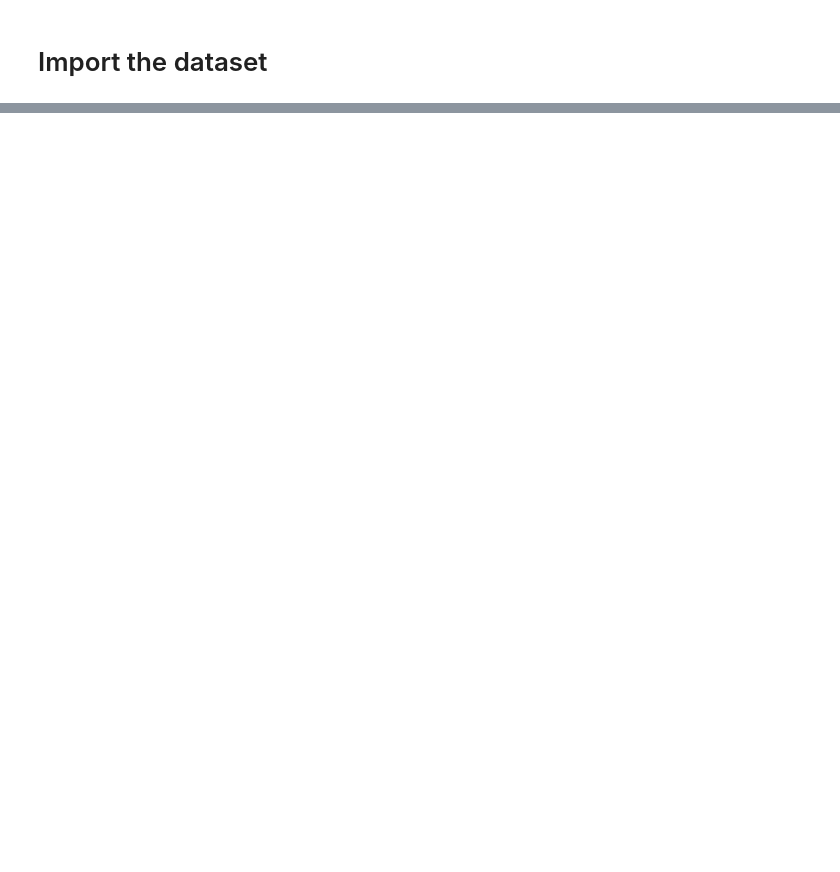
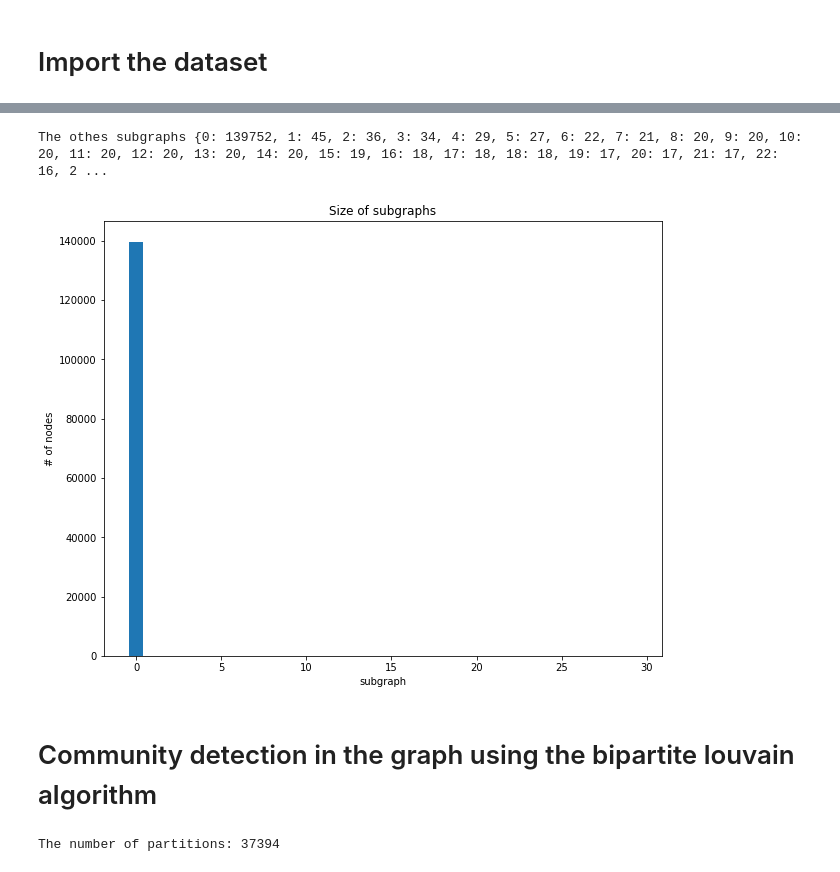
Before and after one commit to Manste/LINMA2472, a Jupyter notebook: project4/project4.ipynb, the cells around one changed output, grey strips where cells are left out. Saved outputs shown, nothing was run; the diff lists cells and outputs as text; code cells hidden in the pictures; blank space fills up the shorter version.

```diff
--- a/project4/project4.ipynb
+++ b/project4/project4.ipynb
@@ -149,13 +50,0 @@ Average degree:   2.1258
-# %%
-#get nodes
-users_nodes = {n for n, d in M.nodes(data=True) if d["bipartite"] == 0}
-projects_nodes = set(M) - users_nodes
-# get users and projects graph by projection
-M_users = bipartite.projected_graph(M, users_nodes)
-M_projects = bipartite.projected_graph(M, projects_nodes)
-
-#add name attribute
-users_node_attr = nodes_names.set_index('name')['users'].to_dict()
-projects_node_attr = nodes_names.set_index('name')['projects'].to_dict()
-nx.set_node_attributes(M_users, users_node_attr, 'name')
-nx.set_node_attributes(M_projects, projects_node_attr, 'name')
@@ -265,0 +51,4 @@ plt.show()
+# %%
+nodes_names = pd.DataFrame()
+G = generate_network("data/out.github")
+print("Is the graph bipartite", bipartite.is_bipartite(G))
@@ -265,0 +102,19 @@ plt.show()
+# %%
+# we get the list of diconnected subgraphs ordered by their size
+subgraphs = sorted(nx.connected_components(G), key=len, reverse=True)
+size_subgraph = {}
+
+for i, g in enumerate(subgraphs):
+  size_subgraph[i] = len(G.subgraph(g))
+
+fig, ax = plt.subplots(figsize=(10,8))
+plt.bar(list(size_subgraph.keys())[: 30], list(size_subgraph.values())[:30])
+plt.ylabel('# of nodes')
+plt.xlabel('subgraph')
+plt.title("Size of subgraphs")
+print("The othes subgraphs", size_subgraph)
+# %% [output]
+The othes subgraphs {0: 139752, 1: 45, 2: 36, 3: 34, 4: 29, 5: 27, 6: 22, 7: 21, 8: 20, 9: 20, 10: 20, 11: 20, 12: 20, 13: 20, 14: 20, 15: 19, 16: 18, 17: 18, 18: 18, 19: 17, 20: 17, 21: 17, 22: 16, 2 ...
+[figure, added]
+# %% [markdown]
+# Community detection in the graph using the bipartite louvain algorithm
@@ -265,0 +136,25 @@ plt.show()
+# %%
+# get the communities for each subgraph
+
+for i, g in enumerate(list_subgraphs):
+  bigraph = BiGraph()
+  graph = tmp_G.subgraph(g)
+  bigraph.build_init_bigraph(graph)
+  # we get the partitions
+  bimodularity, partition = new_bilouvain(bigraph)
+  bimodularity_list.append(bimodularity) # append bimodularity
+  partitions.append(max(partition.values())+1)# append partition
+  communities = pd.Series(partition)
+  nb_users[i] = {}
+  nb_projects[i] = {}
+  for comm_id in range(max(partition.values())+1):
+    tmp_graph = graph.subgraph(communities[communities == comm_id].index)
+    tmp_users = {n for n, d in tmp_graph.nodes(data=True) if d["bipartite"] == 0}
+    tmp_projects = {n for n, d in tmp_graph.nodes(data=True) if d["bipartite"] == 1}
+    nb_users[i][comm_id] = len(tmp_users)
+    nb_projects[i][comm_id] = len(tmp_projects)
+    sub_graphs.append(tmp_graph)
+
+print("The number of partitions:", len(sub_graphs))
+# %% [output]
+The number of partitions: 37394
```
Also changed, not shown: parts of 39 cells of this notebook.
